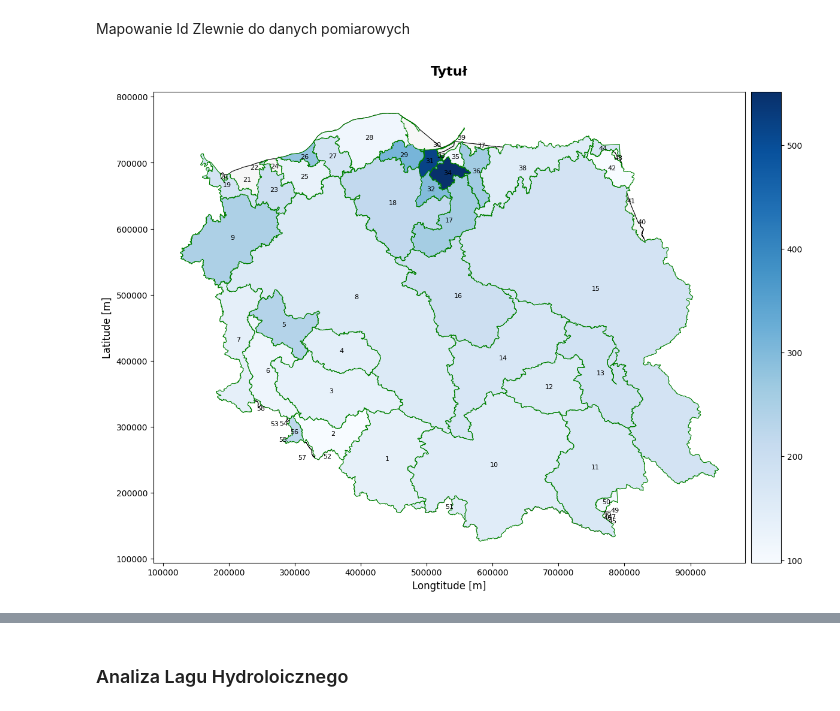
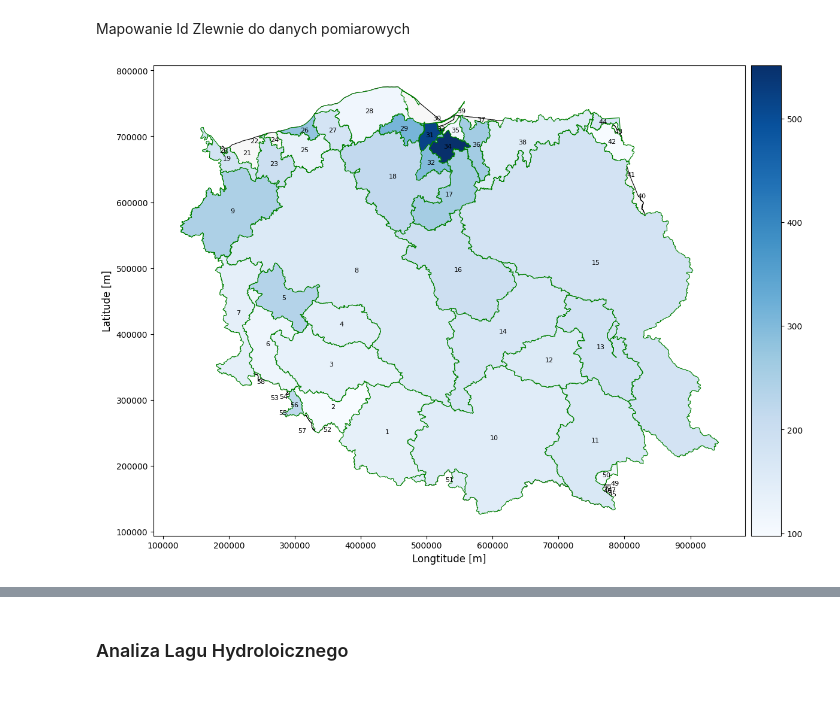
Before and after one commit to eo-agh/daes-project-2425-alt, a Jupyter notebook: notebooks/Tymek_Analiza.ipynb, the cells around one changed output, grey strips where cells are left out. Cells and saved outputs as stored; diff of their text form; code cells hidden in the pictures.

```diff
--- a/notebooks/Tymek_Analiza.ipynb
+++ b/notebooks/Tymek_Analiza.ipynb
@@ -45,14 +29,14 @@ hydro['Zlewnia ID'] = hydro['Station Code'].map(map_hydro)
 # %%
 # Województwa
 woj = get_map_wojewodztwa()
 
 # Agregacja
 agg_hydro = hydro.groupby("Zlewnia ID")[["Water Level", "Flow"]].agg(['mean', 'max', 'min','median'])
 agg_hydro.columns = ['_'.join(col) for col in agg_hydro.columns]
 agg_hydro.reset_index(inplace=True)
 
 # Wykres
-plot_zlewnia_stat(zlewnie, woj, agg_hydro, 'Water Level_mean', 'Tytuł')
+plot_zlewnia_stat(zlewnie, woj, agg_hydro, 'Water Level_mean', f'')
 # %% [output]
-[figure, old version]
+[figure, new version]
 # %%
```
Also changed, not shown: parts of 11 cells of this notebook, 1 other file.
